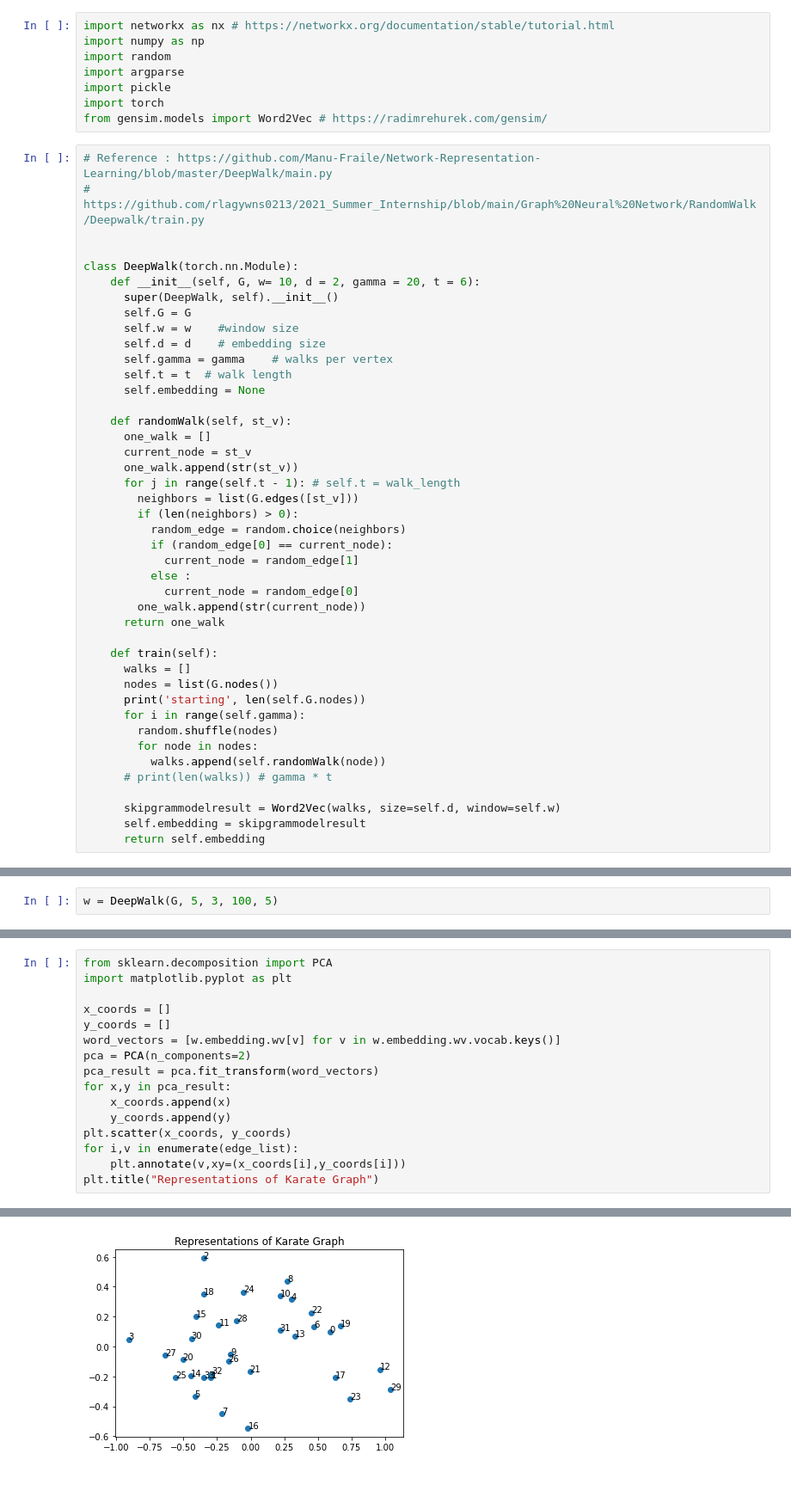
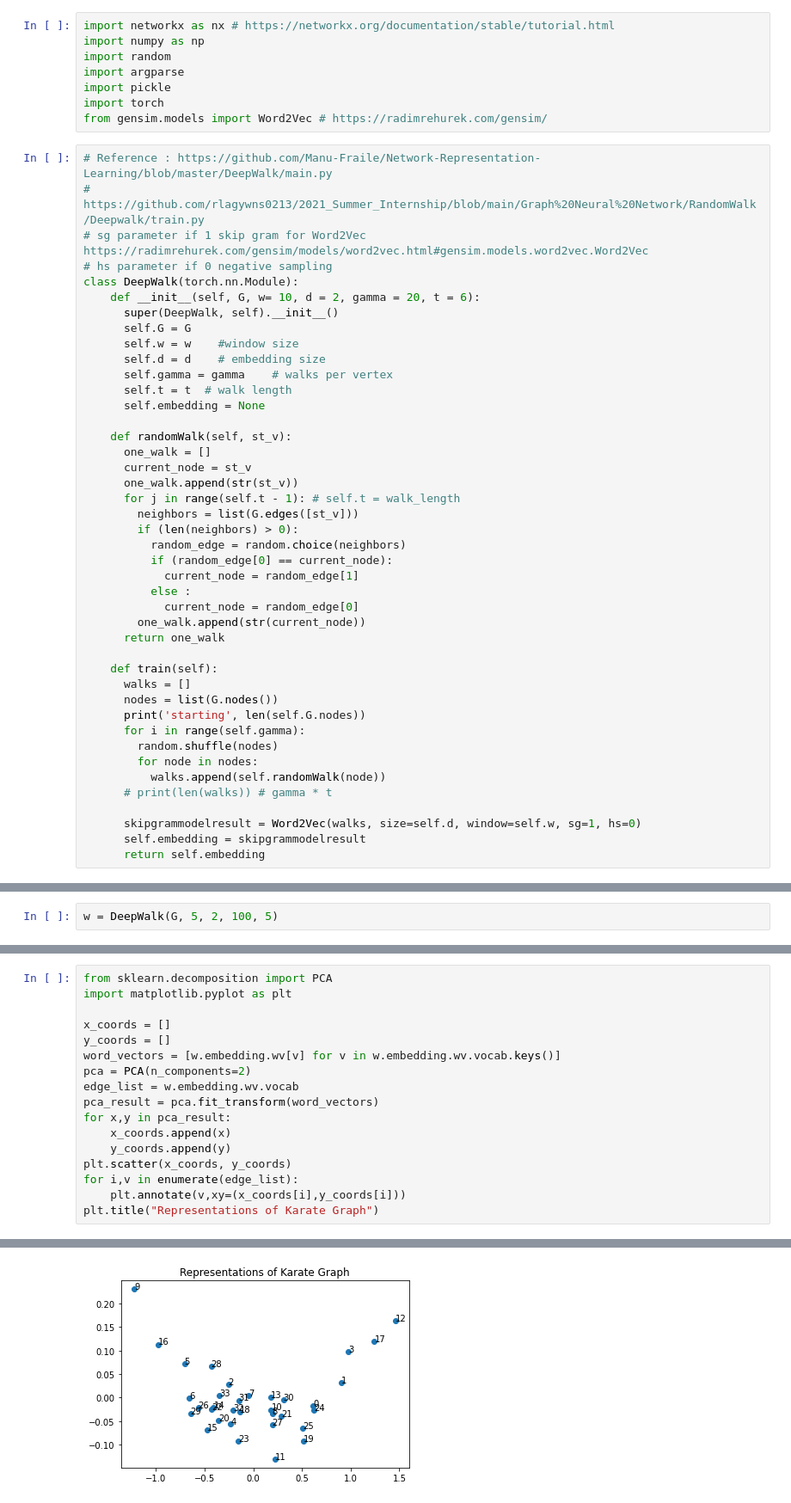
Before and after one commit to seohl16/GNN_RECSYS_paper, a Jupyter notebook: GraphNeuralNetwork/DeepWalk/DeepWalk1.ipynb, the cells around one changed output, grey strips where cells are left out. Shown: that part at 86% size. Saved outputs shown, nothing was run; the diff lists cells and outputs as text.

```diff
--- a/GraphNeuralNetwork/DeepWalk/DeepWalk1.ipynb
+++ b/GraphNeuralNetwork/DeepWalk/DeepWalk1.ipynb
@@ -9,8 +9,8 @@ from gensim.models import Word2Vec # https://radimrehurek.com/gensim/
 # %%
 # Reference : https://github.com/Manu-Fraile/Network-Representation-Learning/blob/master/DeepWalk/main.py
 # https://github.com/rlagywns0213/2021_Summer_Internship/blob/main/Graph%20Neural%20Network/RandomWalk/Deepwalk/train.py
-
-
+# sg parameter if 1 skip gram for Word2Vec https://radimrehurek.com/gensim/models/word2vec.html#gensim.models.word2vec.Word2Vec
+# hs parameter if 0 negative sampling
 class DeepWalk(torch.nn.Module):
     def __init__(self, G, w= 10, d = 2, gamma = 20, t = 6):
       super(DeepWalk, self).__init__()
@@ -46,7 +46,7 @@ class DeepWalk(torch.nn.Module):
           walks.append(self.randomWalk(node))
       # print(len(walks)) # gamma * t
 
-      skipgrammodelresult = Word2Vec(walks, size=self.d, window=self.w)
+      skipgrammodelresult = Word2Vec(walks, size=self.d, window=self.w, sg=1, hs=0)
       self.embedding = skipgrammodelresult
       return self.embedding
 # %%
@@ -78,5 +79,5 @@ print(list(G.nodes()))
 # %%
-w = DeepWalk(G, 5, 3, 100, 5)
+w = DeepWalk(G, 5, 2, 100, 5)
 # %%
 embedding = w.train()
 # %% [output]
@@ -86,19 +87,20 @@ WARNING:gensim.models.base_any2vec:under 10 jobs per worker: consider setting a
 # %%
 from sklearn.decomposition import PCA
 import matplotlib.pyplot as plt
 
 x_coords = []
 y_coords = []
 word_vectors = [w.embedding.wv[v] for v in w.embedding.wv.vocab.keys()]
 pca = PCA(n_components=2)
+edge_list = w.embedding.wv.vocab
 pca_result = pca.fit_transform(word_vectors)
 for x,y in pca_result:
     x_coords.append(x)
     y_coords.append(y)
 plt.scatter(x_coords, y_coords)
 for i,v in enumerate(edge_list):
     plt.annotate(v,xy=(x_coords[i],y_coords[i]))
 plt.title("Representations of Karate Graph")
 # %% [output]
 Text(0.5, 1.0, 'Representations of Karate Graph')
-[figure, old version]
+[figure, new version]
```
Also changed, not shown: parts of 5 cells of this notebook.
